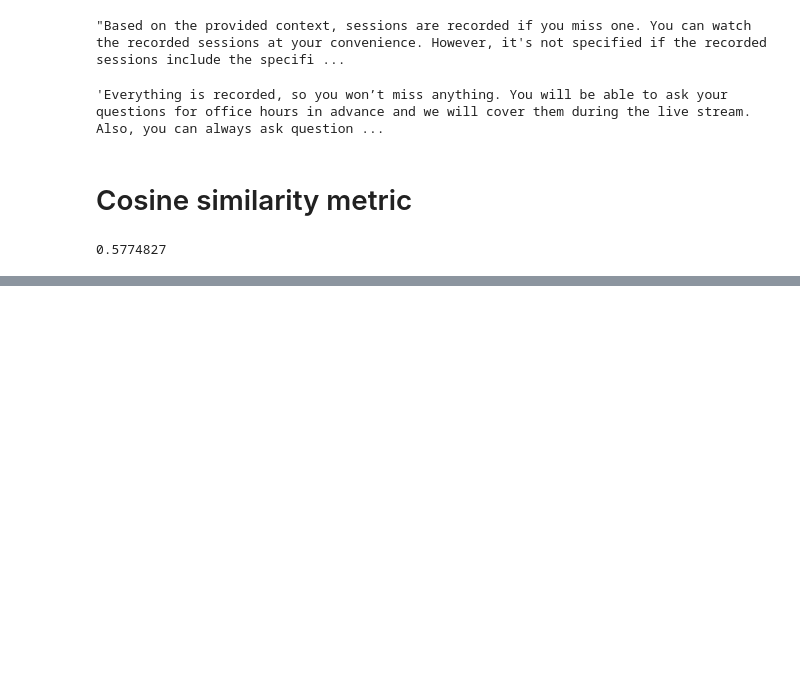
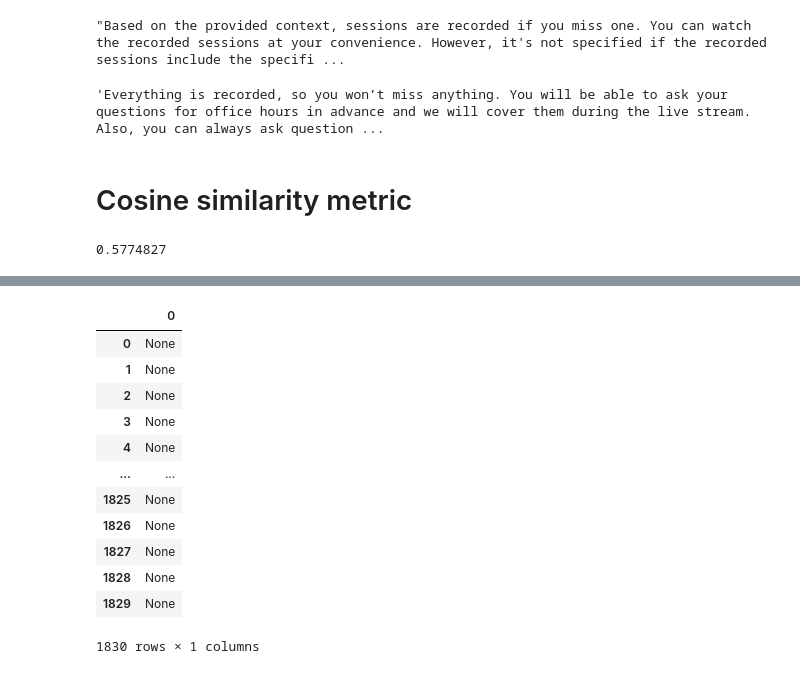
Before and after one commit to HagerAhmed/llm-zoomcamp, a Jupyter notebook: 03-evaluation/3.3- offline-rag-evaluation.ipynb, the cells around one changed output, grey strips where cells are left out. Cells and saved outputs as stored; diff of their text form; code cells hidden in the pictures; blank space fills up the shorter version.

```diff
--- a/03-evaluation/3.3- offline-rag-evaluation.ipynb
+++ b/03-evaluation/3.3- offline-rag-evaluation.ipynb
@@ -260,0 +317,2 @@ v_llm.dot(v_org)
+# %%
+df_llm = pd.DataFrame(results)
@@ -260,0 +330,16 @@ v_llm.dot(v_org)
+# %%
+df_llm
+# %% [output]
+|  | 0 |
+| 0 | None |
+| 1 | None |
+| 2 | None |
+| 3 | None |
+| 4 | None |
+| ... | ... |
+| 1825 | None |
+| 1826 | None |
+| 1827 | None |
+| 1828 | None |
+| 1829 | None |
+1830 rows × 1 columns
```
Also changed, not shown: parts of 9 cells of this notebook, 1 other file.
